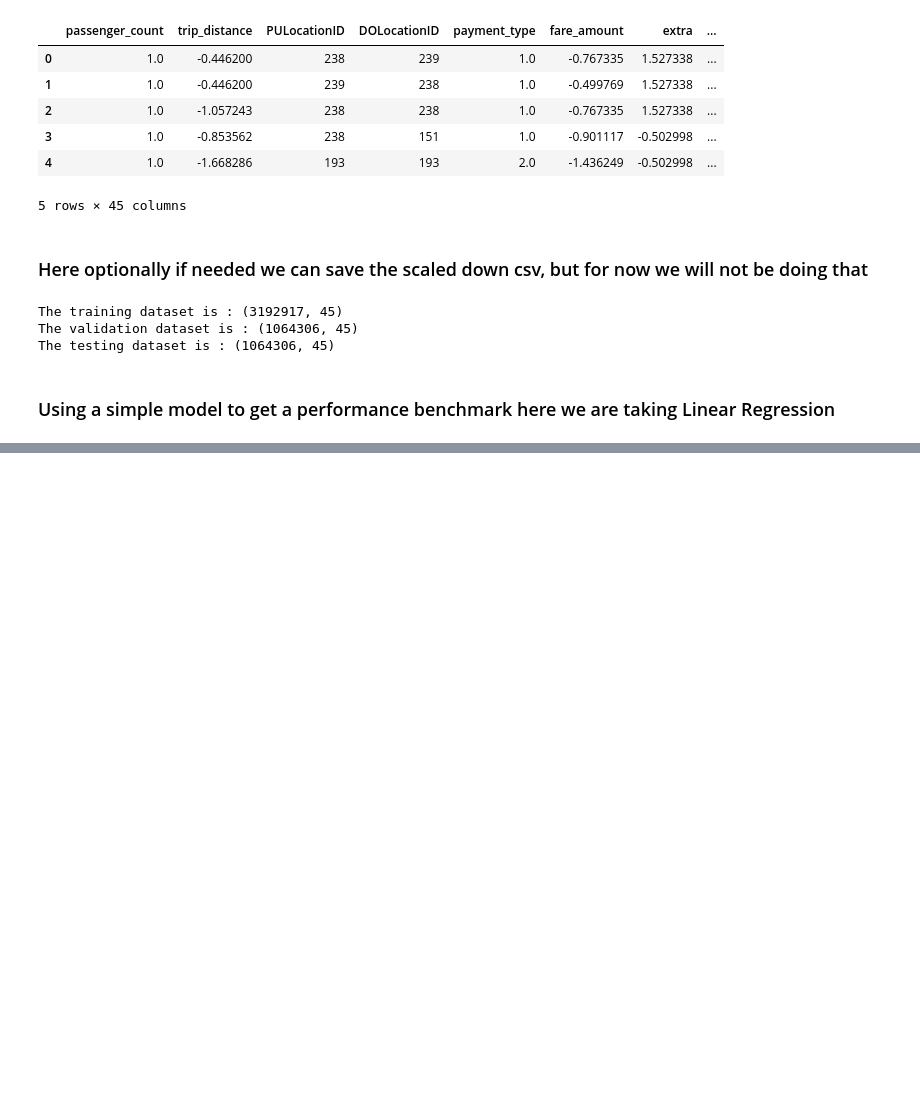
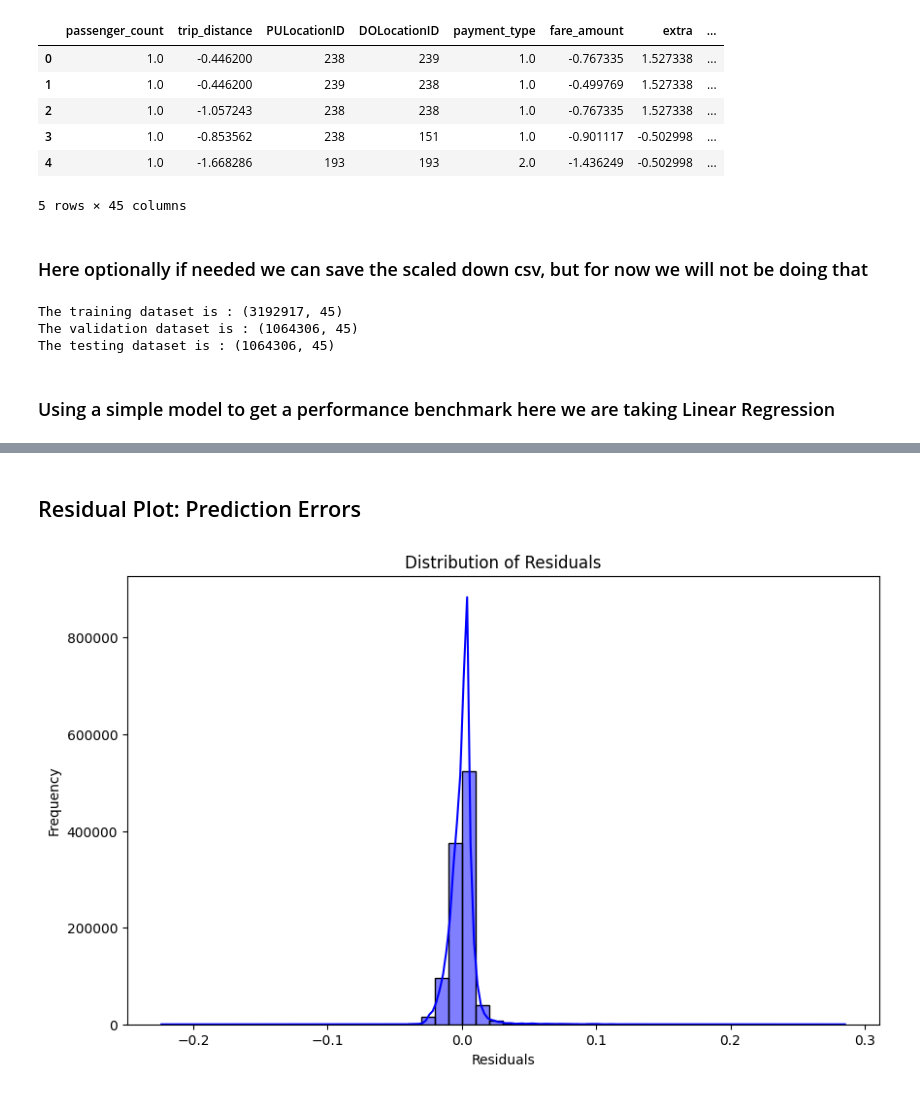
Before and after one commit to LongD3Ad/Taxi-Fare, a Jupyter notebook: Taxi_model.ipynb, the cells around one changed output, grey strips where cells are left out. Saved outputs shown, nothing was run; the diff lists cells and outputs as text; code cells hidden in the pictures; blank space fills up the shorter version.

```diff
--- a/Taxi_model.ipynb
+++ b/Taxi_model.ipynb
@@ -180,0 +178,16 @@ R-squared: 0.9999115445898294
+# %% [markdown]
+## Residual Plot: Prediction Errors
+# %%
+# Residuals
+residuals = validation_df['fare_amount'] - val_predictions
+
+# Residual plot
+plt.figure(figsize=(10, 6))
+sns.histplot(residuals, kde=True, color='blue', bins=50)
+
+plt.xlabel('Residuals')
+plt.ylabel('Frequency')
+plt.title('Distribution of Residuals')
+plt.show()
+# %% [output]
+[figure, added]
```
Also changed, not shown: parts of 24 cells of this notebook.
